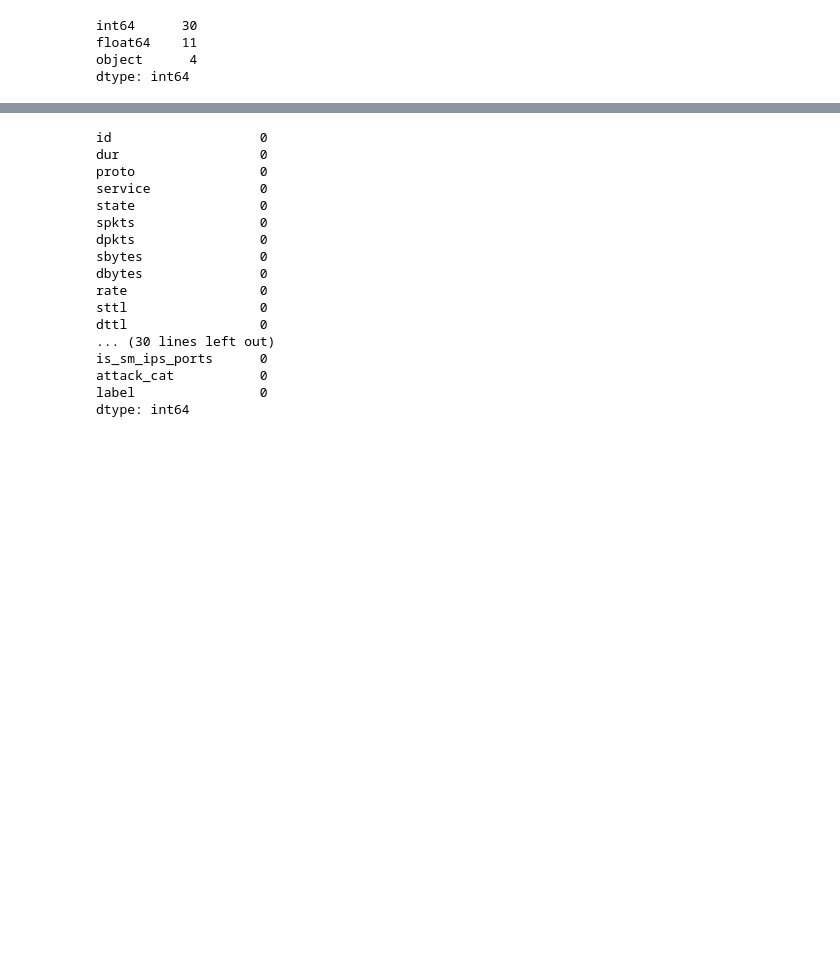
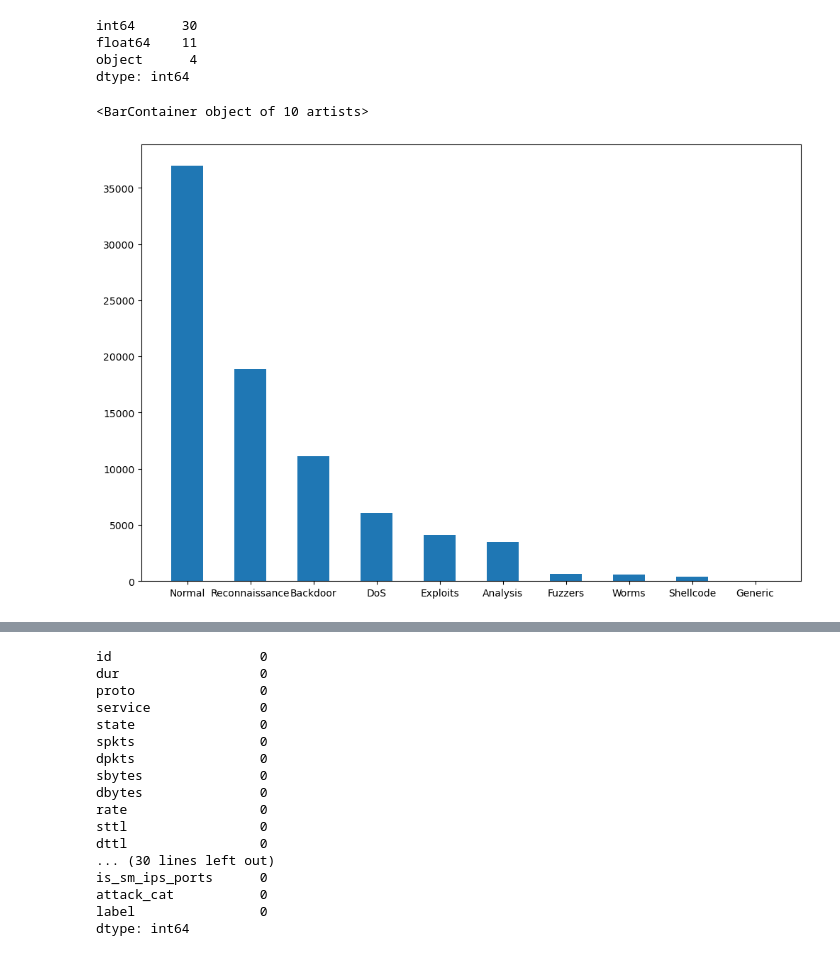
Before and after one commit to aednane/IDS, a Jupyter notebook: script.ipynb, the cells around one changed output, grey strips where cells are left out. Drawn from its saved outputs; the diff is of its cells as text; code cells hidden in the pictures; blank space fills up the shorter version.

```diff
--- a/script.ipynb
+++ b/script.ipynb
@@ -71,6 +71,12 @@ int64      30
 float64    11
 object      4
 dtype: int64
+# %%
+plt.figure(figsize=(12, 8))
+plt.bar(df["attack_cat"].unique(), df["attack_cat"].value_counts(), width = 0.5)
+# %% [output]
+<BarContainer object of 10 artists>
+[figure, added]
 # %%
 df.dtypes.value_counts().plot.pie()
 # %% [output]
```
Also changed, not shown: parts of 30 cells of this notebook.
